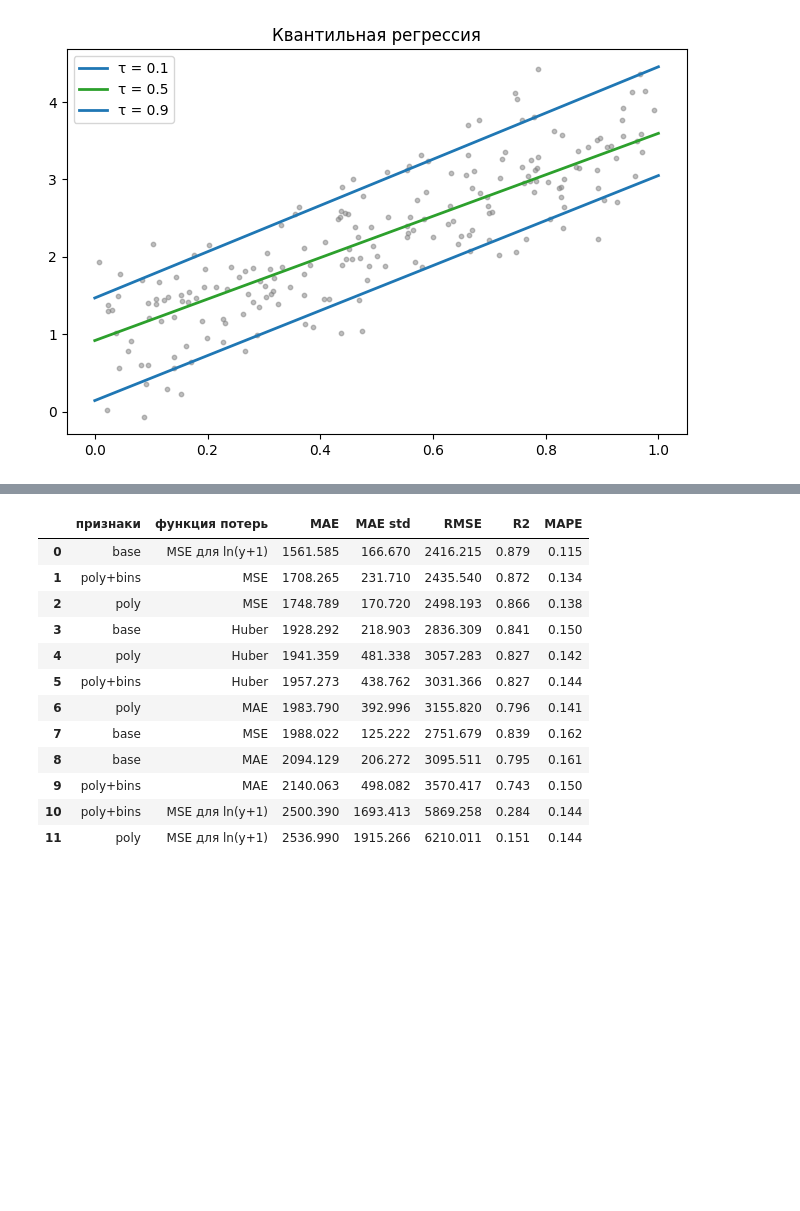
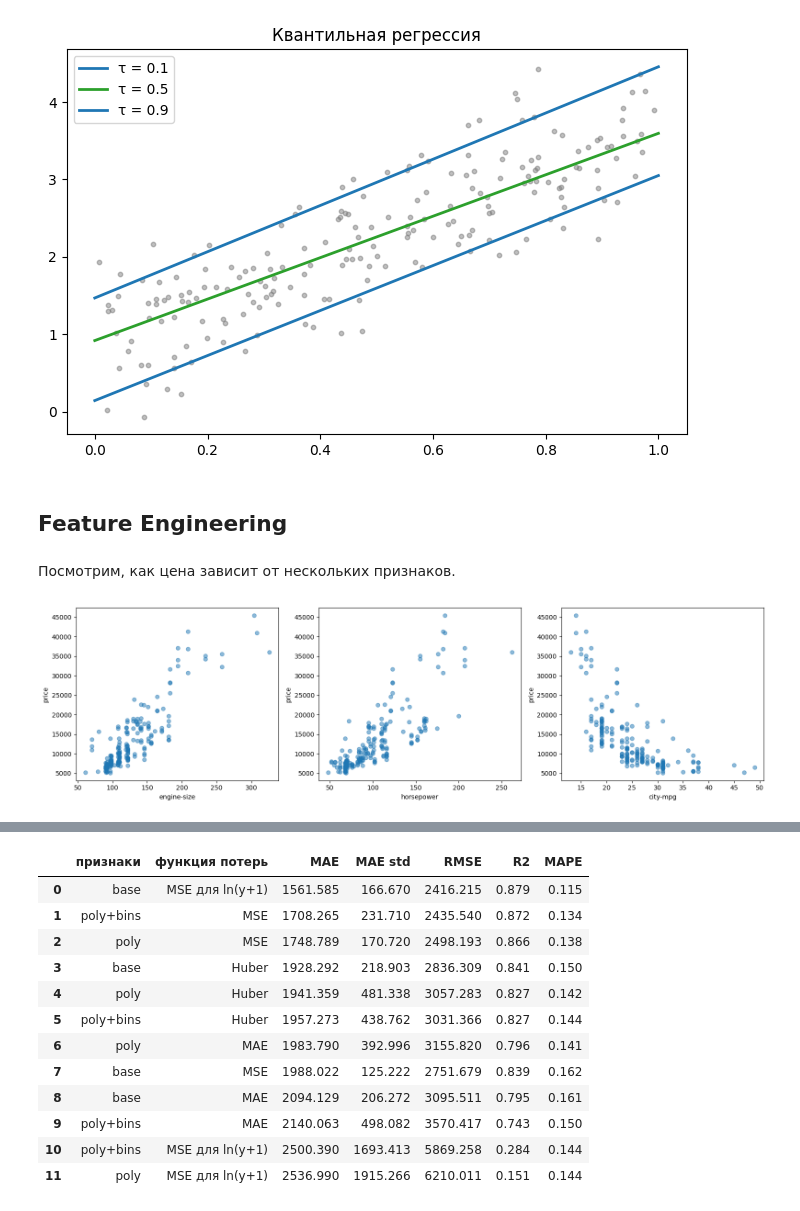
Before and after one commit to Murcha1990/ML_AI26, a Jupyter notebook: Week2_Regression/Loss_functions_CV_statsmodels.ipynb, the cells around one changed output, grey strips where cells are left out. Saved outputs shown, nothing was run; the diff lists cells and outputs as text; code cells hidden in the pictures; blank space fills up the shorter version.

```diff
--- a/Week2_Regression/Loss_functions_CV_statsmodels.ipynb
+++ b/Week2_Regression/Loss_functions_CV_statsmodels.ipynb
@@ -122,3 +120,17 @@ plt.show()
 τ = 0.5: ниже прямой 50% точек
 τ = 0.9: ниже прямой 90% точек
 [figure]
+# %% [markdown]
+## Feature Engineering
+# %% [markdown]
+Посмотрим, как цена зависит от нескольких признаков.
+# %%
+fig, axes = plt.subplots(1, 3, figsize=(16, 4.5))
+for ax, col in zip(axes, ['engine-size', 'horsepower', 'city-mpg']):
+    ax.scatter(X[col], y, alpha=0.5)
+    ax.set_xlabel(col)
+    ax.set_ylabel('price')
+plt.tight_layout()
+plt.show()
+# %% [output]
+[figure, added]
```
Also changed, not shown: parts of 20 cells of this notebook.
